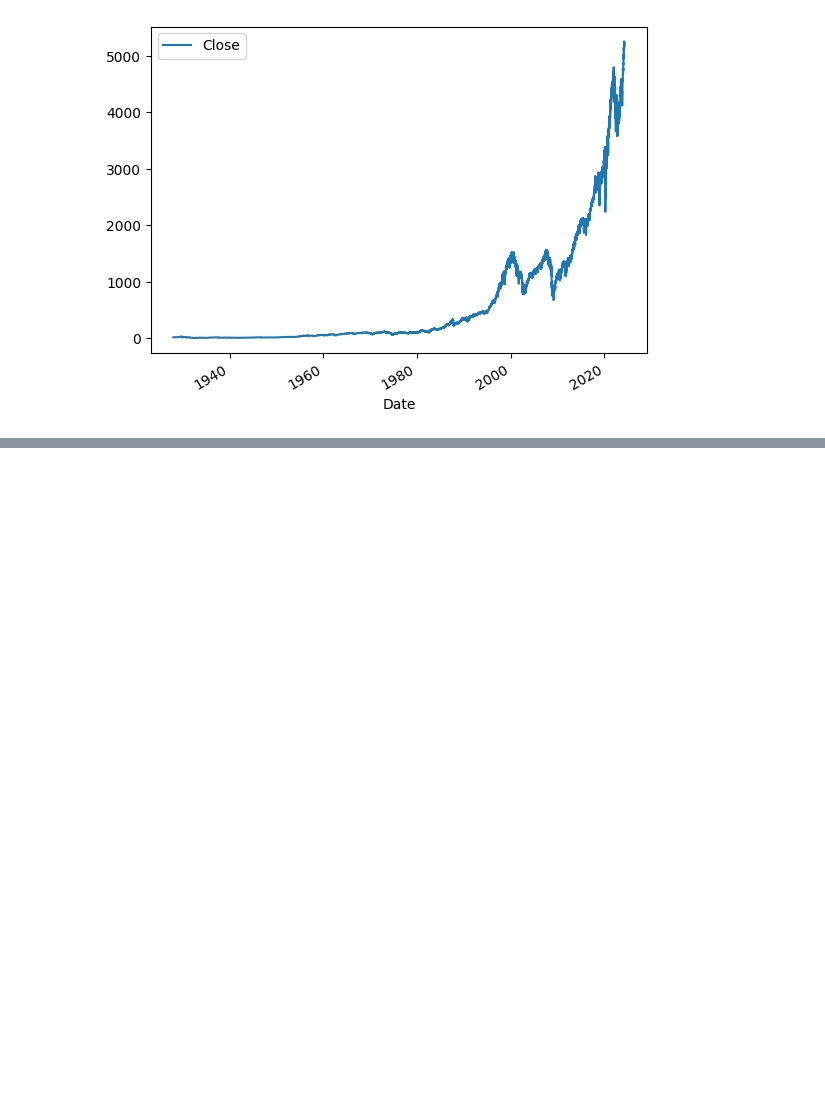
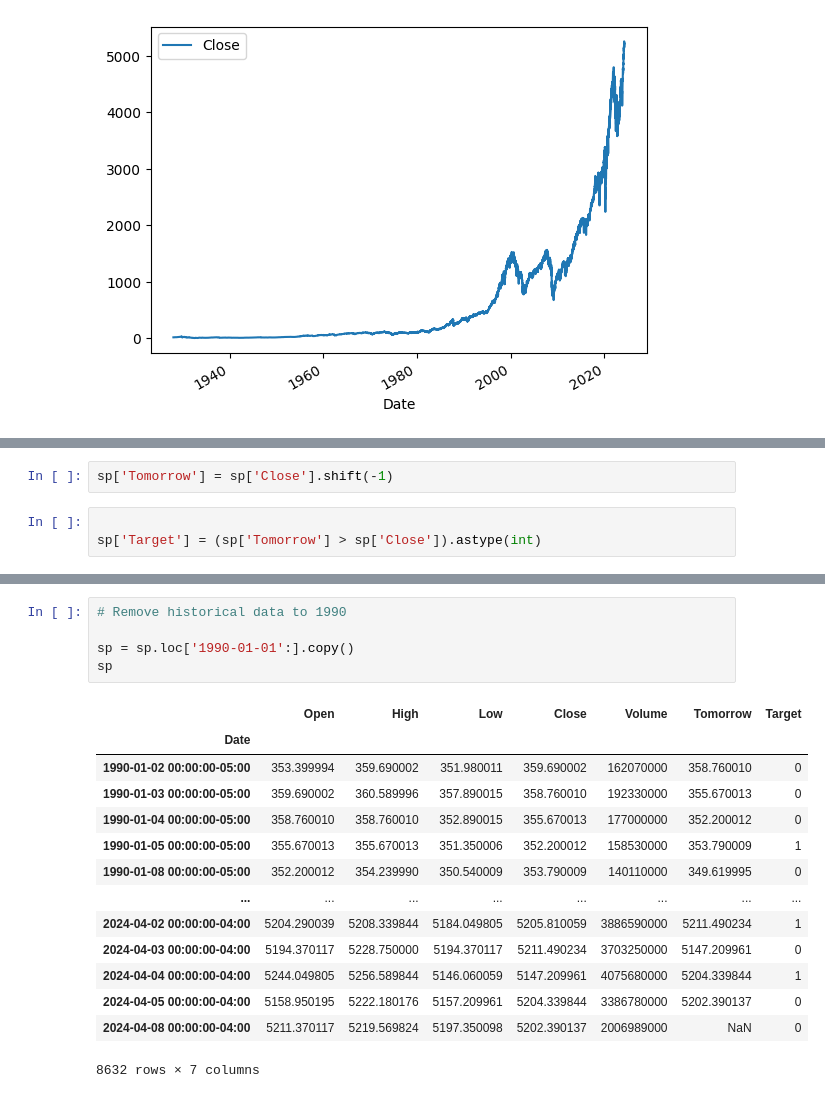
Before and after one commit to eluseful/Predicting-Stock-Price-on-Yfinace, a Jupyter notebook: Predicting Stock Price Market.ipynb, the cells around one changed output, grey strips where cells are left out. Drawn from its saved outputs; the diff is of its cells as text; blank space fills up the shorter version.

```diff
--- a/Predicting Stock Price Market.ipynb
+++ b/Predicting Stock Price Market.ipynb
@@ -46,0 +50,5 @@ sp.plot.line(y='Close', use_index = True)
+# %%
+sp['Tomorrow'] = sp['Close'].shift(-1)
+# %%
+
+sp['Target'] = (sp['Tomorrow'] > sp['Close']).astype(int)
@@ -46,0 +62,20 @@ sp.plot.line(y='Close', use_index = True)
+# %%
+# Remove historical data to 1990
+
+sp = sp.loc['1990-01-01':].copy()
+sp
+# %% [output]
+|  | Open | High | Low | Close | Volume | Tomorrow | Target |
+| Date |  |  |  |  |  |  |  |
+| 1990-01-02 00:00:00-05:00 | 353.399994 | 359.690002 | 351.980011 | 359.690002 | 162070000 | 358.760010 | 0 |
+| 1990-01-03 00:00:00-05:00 | 359.690002 | 360.589996 | 357.890015 | 358.760010 | 192330000 | 355.670013 | 0 |
+| 1990-01-04 00:00:00-05:00 | 358.760010 | 358.760010 | 352.890015 | 355.670013 | 177000000 | 352.200012 | 0 |
+| 1990-01-05 00:00:00-05:00 | 355.670013 | 355.670013 | 351.350006 | 352.200012 | 158530000 | 353.790009 | 1 |
+| 1990-01-08 00:00:00-05:00 | 352.200012 | 354.239990 | 350.540009 | 353.790009 | 140110000 | 349.619995 | 0 |
+| ... | ... | ... | ... | ... | ... | ... | ... |
+| 2024-04-02 00:00:00-04:00 | 5204.290039 | 5208.339844 | 5184.049805 | 5205.810059 | 3886590000 | 5211.490234 | 1 |
+| 2024-04-03 00:00:00-04:00 | 5194.370117 | 5228.750000 | 5194.370117 | 5211.490234 | 3703250000 | 5147.209961 | 0 |
+| 2024-04-04 00:00:00-04:00 | 5244.049805 | 5256.589844 | 5146.060059 | 5147.209961 | 4075680000 | 5204.339844 | 1 |
+| 2024-04-05 00:00:00-04:00 | 5158.950195 | 5222.180176 | 5157.209961 | 5204.339844 | 3386780000 | 5202.390137 | 0 |
+| 2024-04-08 00:00:00-04:00 | 5211.370117 | 5219.569824 | 5197.350098 | 5202.390137 | 2006989000 | NaN | 0 |
+8632 rows × 7 columns
```
Also changed, not shown: parts of 8 cells of this notebook.
